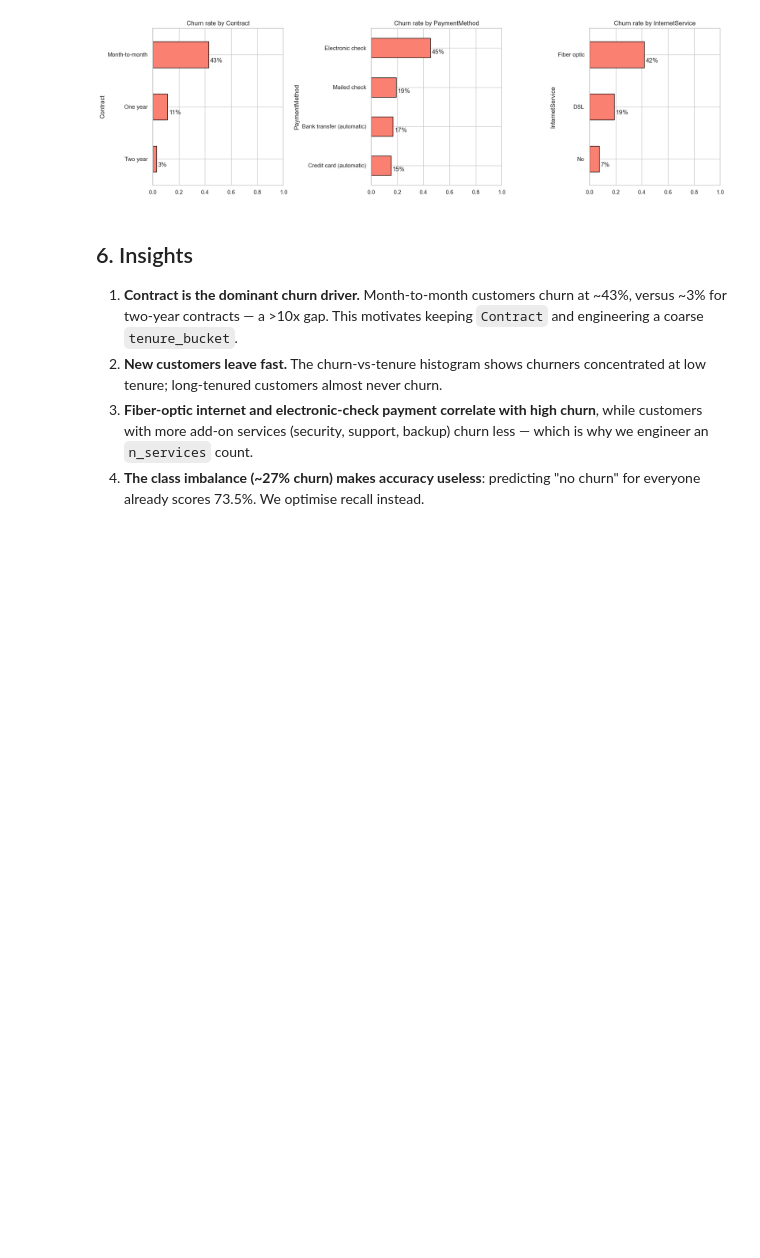
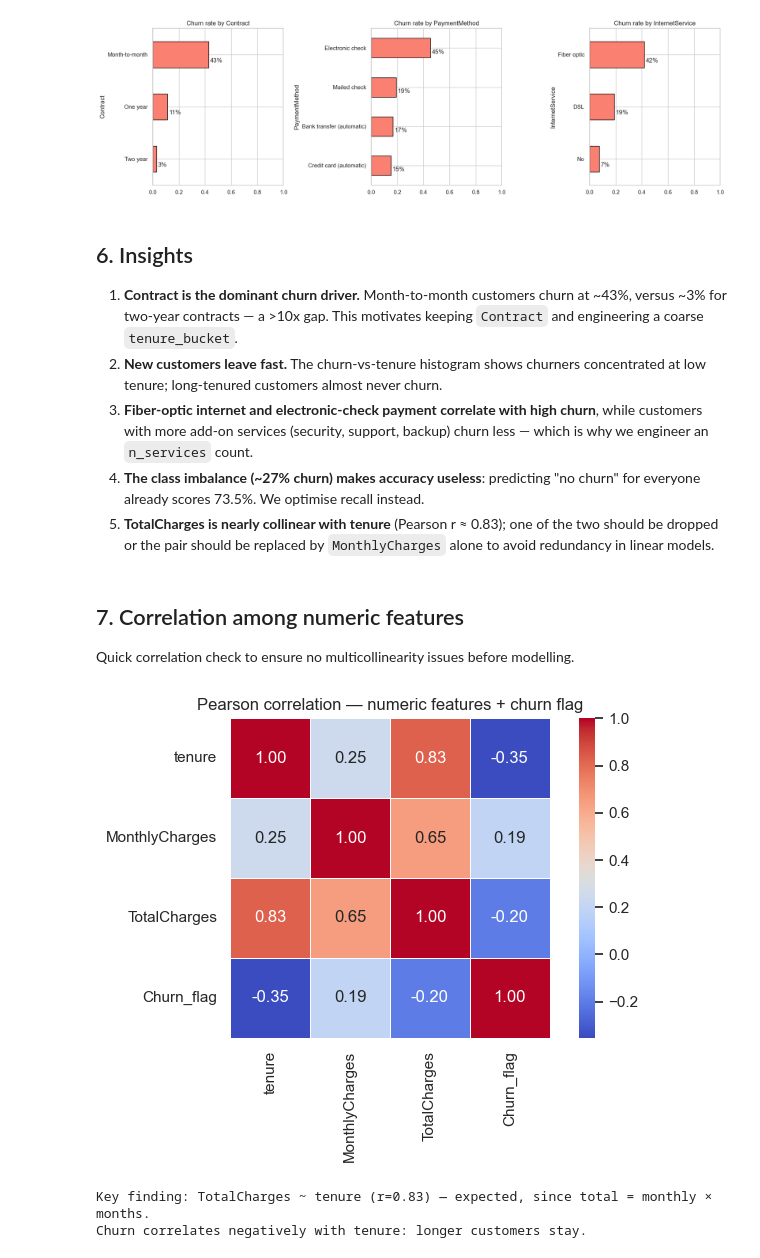
Before and after one commit to RoomiestThunder/Churn-Prediction, a Jupyter notebook: notebook/EDA.ipynb, the cells around one changed output. Drawn from its saved outputs; the diff is of its cells as text; code cells hidden in the pictures; blank space fills up the shorter version.

```diff
--- a/notebook/EDA.ipynb
+++ b/notebook/EDA.ipynb
@@ -179,3 +178,32 @@ plt.tight_layout(); plt.show()
    backup) churn less — which is why we engineer an `n_services` count.
 4. **The class imbalance (~27% churn) makes accuracy useless**: predicting
    "no churn" for everyone already scores 73.5%. We optimise recall instead.
+5. **TotalCharges is nearly collinear with tenure** (Pearson r ≈ 0.83);
+   one of the two should be dropped or the pair should be replaced by
+   `MonthlyCharges` alone to avoid redundancy in linear models.
+# %% [markdown]
+## 7. Correlation among numeric features
+
+Quick correlation check to ensure no multicollinearity issues before modelling.
+# %%
+# Encode binary churn for correlation
+df_corr = df.copy()
+df_corr['TotalCharges'] = pd.to_numeric(df_corr['TotalCharges'], errors='coerce')
+df_corr['Churn_flag'] = (df_corr['Churn'] == 'Yes').astype(int)
+
+corr_cols = ['tenure', 'MonthlyCharges', 'TotalCharges', 'Churn_flag']
+corr_matrix = df_corr[corr_cols].corr()
+
+fig, ax = plt.subplots(figsize=(7, 5))
+sns.heatmap(corr_matrix, annot=True, fmt='.2f', cmap='coolwarm',
+            square=True, linewidths=0.5, ax=ax)
+ax.set_title('Pearson correlation — numeric features + churn flag')
+plt.tight_layout()
+plt.show()
+
+print('\nKey finding: TotalCharges ~ tenure (r=0.83) — expected, since total = monthly × months.')
+print('Churn correlates negatively with tenure: longer customers stay.')
+# %% [output]
+[figure, added]
+Key finding: TotalCharges ~ tenure (r=0.83) — expected, since total = monthly × months.
+Churn correlates negatively with tenure: longer customers stay.
```
Also changed, not shown: parts of 3 cells of this notebook.
